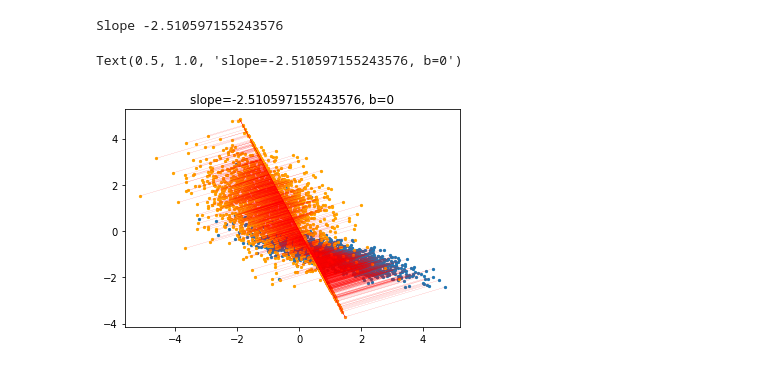
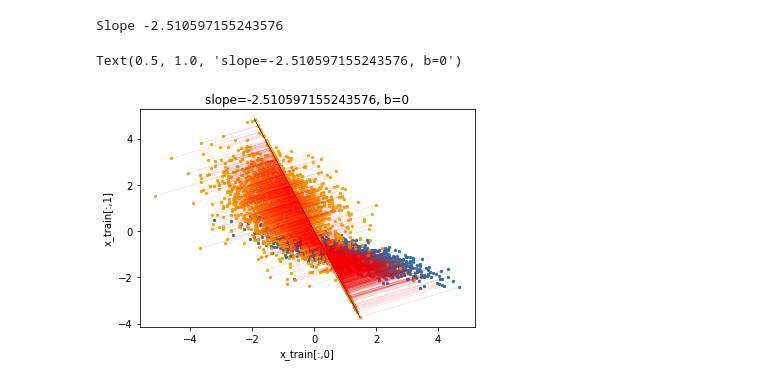
Before and after one commit to lon5948/Introduction-to-Machine-Learning, a Jupyter notebook: HW2/HW2.ipynb, the cells around one changed output. Cells and saved outputs as stored; diff of their text form; code cells hidden in the pictures.

```diff
--- a/HW2/HW2.ipynb
+++ b/HW2/HW2.ipynb
@@ -222,23 +228,25 @@ projectDotClass2 = np.array(projectDotClass2)
 # %%
 # show the training data
 plt.scatter(class1[:,0], class1[:,1], s=5)
 plt.scatter(class2[:,0], class2[:,1], s=5, color='orange')
+plt.xlabel('x_train[:,0]')
+plt.ylabel('x_train[:,1]')
 
 # show the projection dot of training data (class1 and class2)
 plt.scatter(projectDotClass1[:,0], projectDotClass1[:,1], s=5)
 plt.scatter(projectDotClass2[:,0], projectDotClass2[:,1], s=5, color='orange')
+
+# show the projection dots
+plt.plot(projectDot[:,0], projectDot[:,1], linewidth=0.3, color='black')
 
 # show the line for the distance from data to projection
 for ind, pc1 in enumerate(projectDotClass1):
     plt.plot([class1[ind][0], pc1[0]], [class1[ind][1], pc1[1]], color='red', linewidth=0.1)
 for ind, pc2 in enumerate(projectDotClass2):
     plt.plot([class2[ind][0], pc2[0]], [class2[ind][1], pc2[1]], color='red', linewidth=0.1)
 
-# show the projection dots
-plt.plot(projectDot[:,0], projectDot[:,1], linewidth=0.3, color='red')
-
 # show the slope and intercept on the title
 plt.title(f"slope={slope}, b=0")
 # %% [output]
 Text(0.5, 1.0, 'slope=-2.510597155243576, b=0')
-[figure, old version]
+[figure, new version]
```
Also changed, not shown: parts of 3 cells of this notebook, 1 other file.
